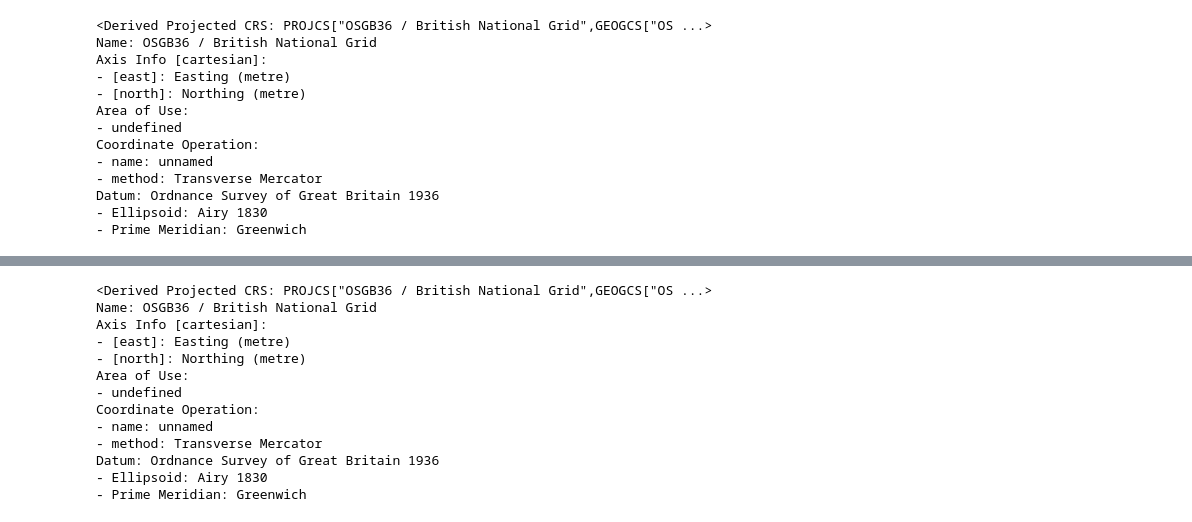
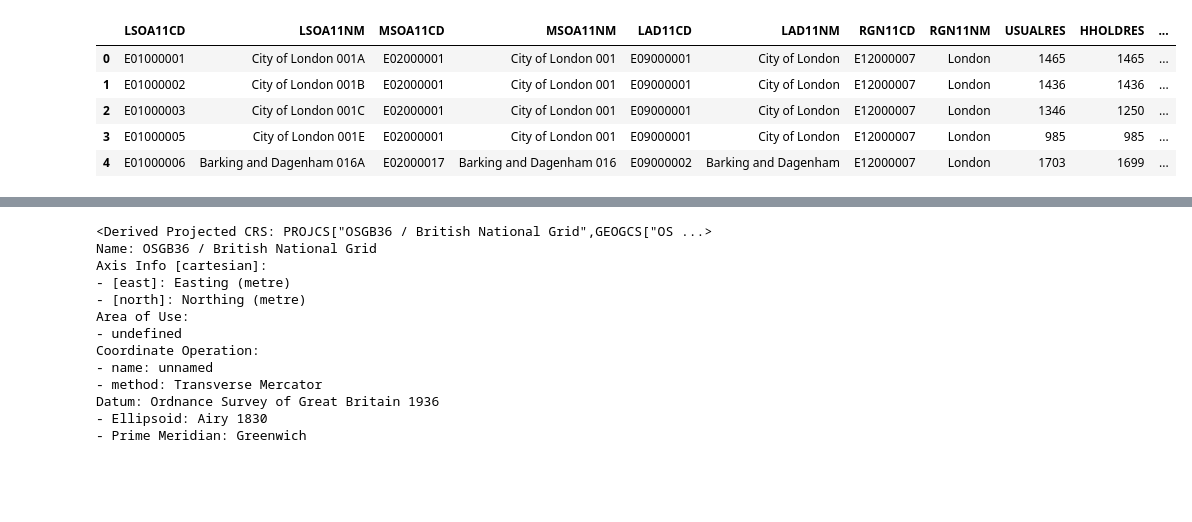
Before and after one commit to mushtary-mumu/crime_patterns, a Jupyter notebook: src/notebooks/load_data.ipynb, the cells around one changed output, grey strips where cells are left out. Saved outputs shown, nothing was run; the diff lists cells and outputs as text; code cells hidden in the pictures; blank space fills up the shorter version.

Commit message:
LSOA level crime data cleaning

```diff
--- a/src/notebooks/load_data.ipynb
+++ b/src/notebooks/load_data.ipynb
@@ -25,8 +22,8 @@ data_dir = r"..\crime_patterns\data"
 shapefiles_dir = os.path.join(data_dir, "statistical-gis-boundaries-london", "ESRI")
 london_ward_shp_path = os.path.join(shapefiles_dir, "London_Ward.shp")
 london_borough_shp_path = os.path.join(shapefiles_dir, "London_Borough_Excluding_MHW.shp")
-london_LSOA_shp_path = os.path.join(shapefiles_dir, "London_Borough_Excluding_MHW.shp")
-
+london_LSOA_shp_path = os.path.join(shapefiles_dir, "LSOA_2011_London_gen_MHW.shp")
 
 crime_incidence_path = os.path.join(data_dir, r"uk_crime_data_all\2021-01\2021-01-city-of-london-street.csv")
+mps_lsoa_crime_path = os.path.join(data_dir, r"MPS_LSOA_Level_Crime\MPS LSOA Level Crime (Historical).csv")
 cleaned_data_dir = r"C:\Users\Mumu\Desktop\Bonn Econ\Winter22-23\EPP\crime_patterns\bld\python\data"
@@ -50,4 +30,4 @@ from zipfile import ZipFile
 # %%
-london_LSOA =
+london_lsoa = gpd.read_file(london_LSOA_shp_path)
 london_ward = gpd.read_file(london_ward_shp_path)
 london_borough = gpd.read_file(london_borough_shp_path)
@@ -70,16 +34,9 @@ Datum: Ordnance Survey of Great Britain 1936
-# %%
-london_borough.crs
-# %% [output]
-<Derived Projected CRS: PROJCS["OSGB36 / British National Grid",GEOGCS["OS ...>
-Name: OSGB36 / British National Grid
-Axis Info [cartesian]:
-- [east]: Easting (metre)
-- [north]: Northing (metre)
-Area of Use:
-- undefined
-Coordinate Operation:
-- name: unnamed
-- method: Transverse Mercator
-Datum: Ordnance Survey of Great Britain 1936
-- Ellipsoid: Airy 1830
-- Prime Meridian: Greenwich
+# %%
+london_lsoa.head()
+# %% [output]
+|  | LSOA11CD | LSOA11NM | MSOA11CD | MSOA11NM | LAD11CD | LAD11NM | RGN11CD | RGN11NM | USUALRES | HHOLDRES | ... |
+| 0 | E01000001 | City of London 001A | E02000001 | City of London 001 | E09000001 | City of London | E12000007 | London | 1465 | 1465 | ... |
+| 1 | E01000002 | City of London 001B | E02000001 | City of London 001 | E09000001 | City of London | E12000007 | London | 1436 | 1436 | ... |
+| 2 | E01000003 | City of London 001C | E02000001 | City of London 001 | E09000001 | City of London | E12000007 | London | 1346 | 1250 | ... |
+| 3 | E01000005 | City of London 001E | E02000001 | City of London 001 | E09000001 | City of London | E12000007 | London | 985 | 985 | ... |
+| 4 | E01000006 | Barking and Dagenham 016A | E02000017 | Barking and Dagenham 016 | E09000002 | Barking and Dagenham | E12000007 | London | 1703 | 1699 | ... |
```
Also changed, not shown: parts of 7 cells of this notebook.
